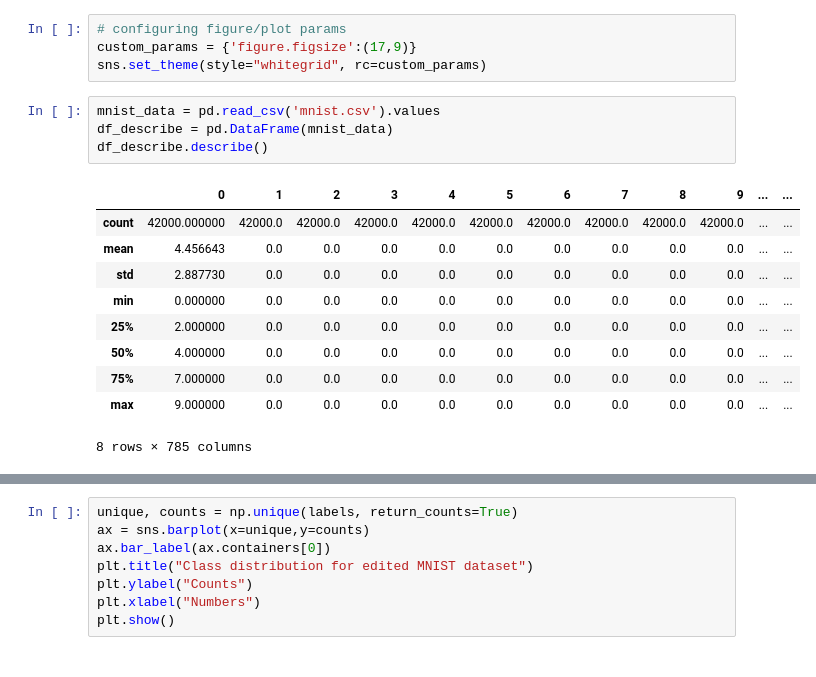
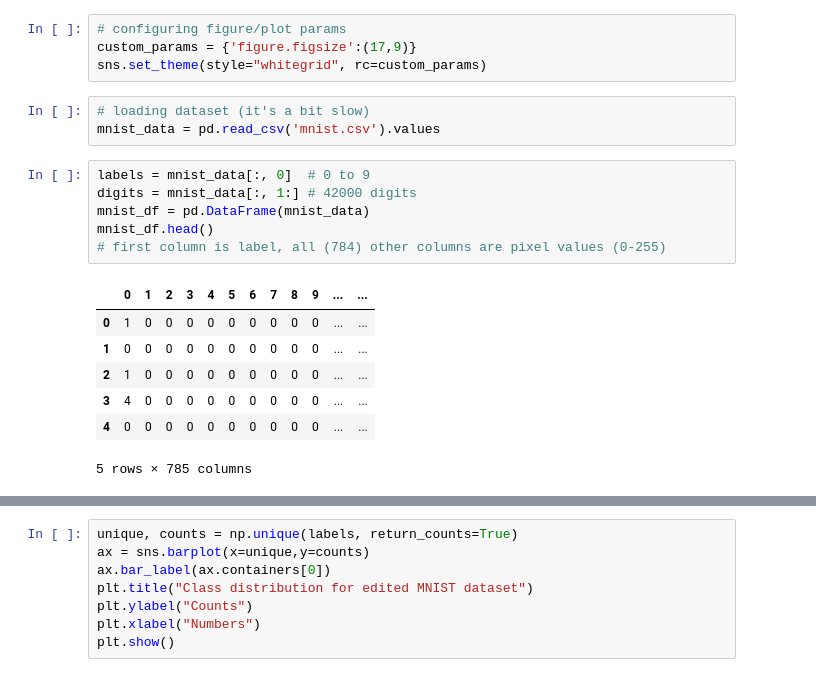
Before and after one commit to gusluchetti/uu-pattern-recognition, a Jupyter notebook: pr_data_analysis.ipynb, the cells around one changed output, grey strips where cells are left out. Cells and saved outputs as stored; diff of their text form.

```diff
--- a/pr_data_analysis.ipynb
+++ b/pr_data_analysis.ipynb
@@ -19,18 +16,20 @@ import cv2
 # configuring figure/plot params
 custom_params = {'figure.figsize':(17,9)}
 sns.set_theme(style="whitegrid", rc=custom_params)
+# %%
+# loading dataset (it's a bit slow)
+mnist_data = pd.read_csv('mnist.csv').values
 # %%
-mnist_data = pd.read_csv('mnist.csv').values
-df_describe = pd.DataFrame(mnist_data)
-df_describe.describe()
+labels = mnist_data[:, 0]  # 0 to 9
+digits = mnist_data[:, 1:] # 42000 digits
+mnist_df = pd.DataFrame(mnist_data)
+mnist_df.head()
+# first column is label, all (784) other columns are pixel values (0-255)
 # %% [output]
 |  | 0 | 1 | 2 | 3 | 4 | 5 | 6 | 7 | 8 | 9 | ... | ... |
-| count | 42000.000000 | 42000.0 | 42000.0 | 42000.0 | 42000.0 | 42000.0 | 42000.0 | 42000.0 | 42000.0 | 42000.0 | ... | ... |
-| mean | 4.456643 | 0.0 | 0.0 | 0.0 | 0.0 | 0.0 | 0.0 | 0.0 | 0.0 | 0.0 | ... | ... |
-| std | 2.887730 | 0.0 | 0.0 | 0.0 | 0.0 | 0.0 | 0.0 | 0.0 | 0.0 | 0.0 | ... | ... |
-| min | 0.000000 | 0.0 | 0.0 | 0.0 | 0.0 | 0.0 | 0.0 | 0.0 | 0.0 | 0.0 | ... | ... |
-| 25% | 2.000000 | 0.0 | 0.0 | 0.0 | 0.0 | 0.0 | 0.0 | 0.0 | 0.0 | 0.0 | ... | ... |
-| 50% | 4.000000 | 0.0 | 0.0 | 0.0 | 0.0 | 0.0 | 0.0 | 0.0 | 0.0 | 0.0 | ... | ... |
-| 75% | 7.000000 | 0.0 | 0.0 | 0.0 | 0.0 | 0.0 | 0.0 | 0.0 | 0.0 | 0.0 | ... | ... |
-| max | 9.000000 | 0.0 | 0.0 | 0.0 | 0.0 | 0.0 | 0.0 | 0.0 | 0.0 | 0.0 | ... | ... |
+| 0 | 1 | 0 | 0 | 0 | 0 | 0 | 0 | 0 | 0 | 0 | ... | ... |
+| 1 | 0 | 0 | 0 | 0 | 0 | 0 | 0 | 0 | 0 | 0 | ... | ... |
+| 2 | 1 | 0 | 0 | 0 | 0 | 0 | 0 | 0 | 0 | 0 | ... | ... |
+| 3 | 4 | 0 | 0 | 0 | 0 | 0 | 0 | 0 | 0 | 0 | ... | ... |
+| 4 | 0 | 0 | 0 | 0 | 0 | 0 | 0 | 0 | 0 | 0 | ... | ... |
-8 rows × 785 columns
+5 rows × 785 columns
```
Also changed, not shown: parts of 28 cells of this notebook, 1 other file.
